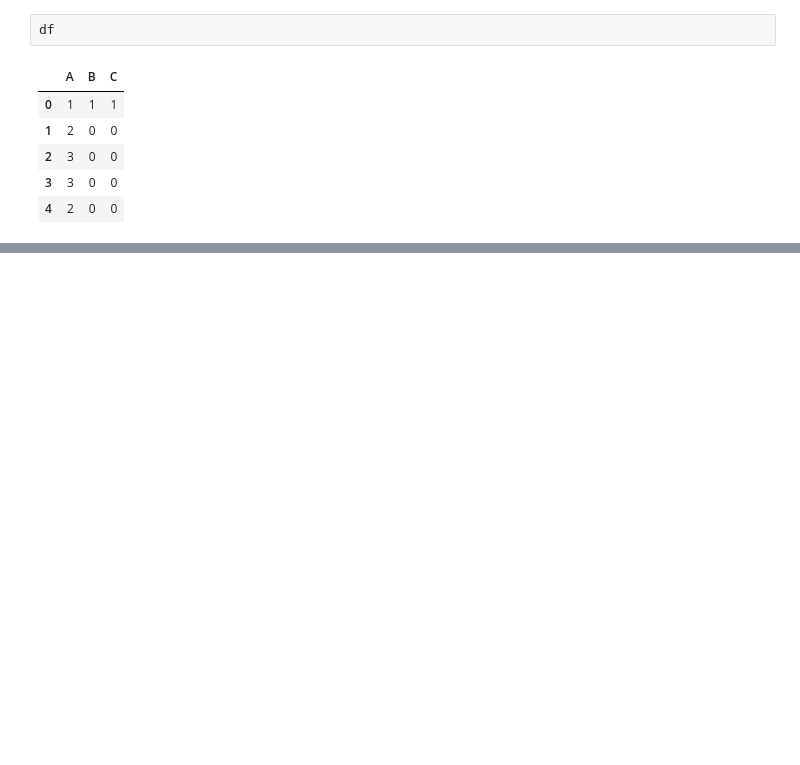
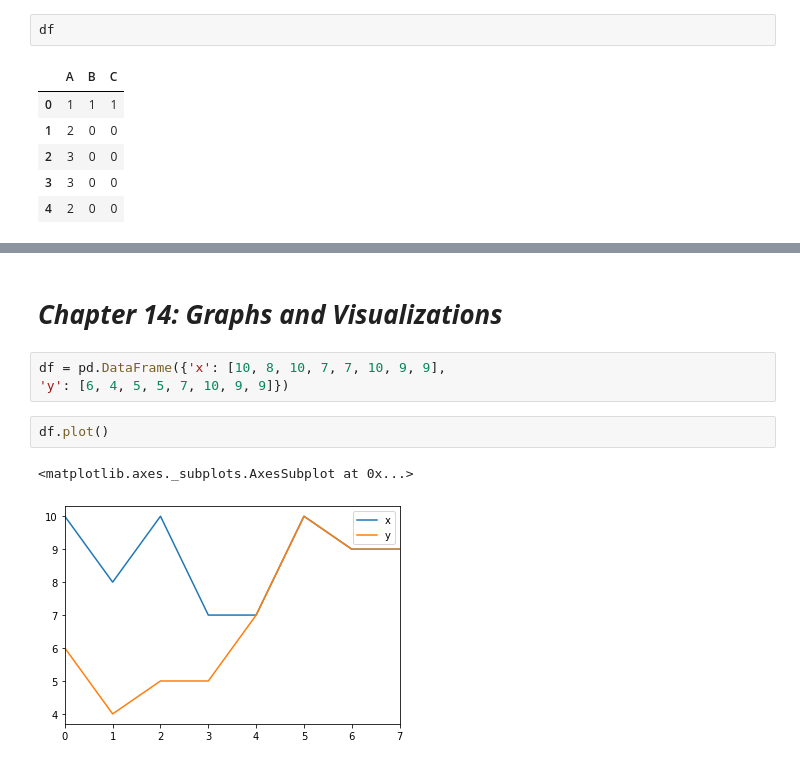
Before and after one commit to rajarameshchindu/datascience, a Jupyter notebook: Pandas.ipynb, the cells around one changed output, grey strips where cells are left out. Cells and saved outputs as stored; diff of their text form; blank space fills up the shorter version.

```diff
--- a/Pandas.ipynb
+++ b/Pandas.ipynb
@@ -1196,0 +927,10 @@ df
+# %% [markdown]
+# ***Chapter 14: Graphs and Visualizations***
+# %%
+df = pd.DataFrame({'x': [10, 8, 10, 7, 7, 10, 9, 9],
+'y': [6, 4, 5, 5, 7, 10, 9, 9]})
+# %%
+df.plot()
+# %% [output]
+<matplotlib.axes._subplots.AxesSubplot at 0x...>
+[figure, added]
```
Also changed, not shown: parts of 253 cells of this notebook.
